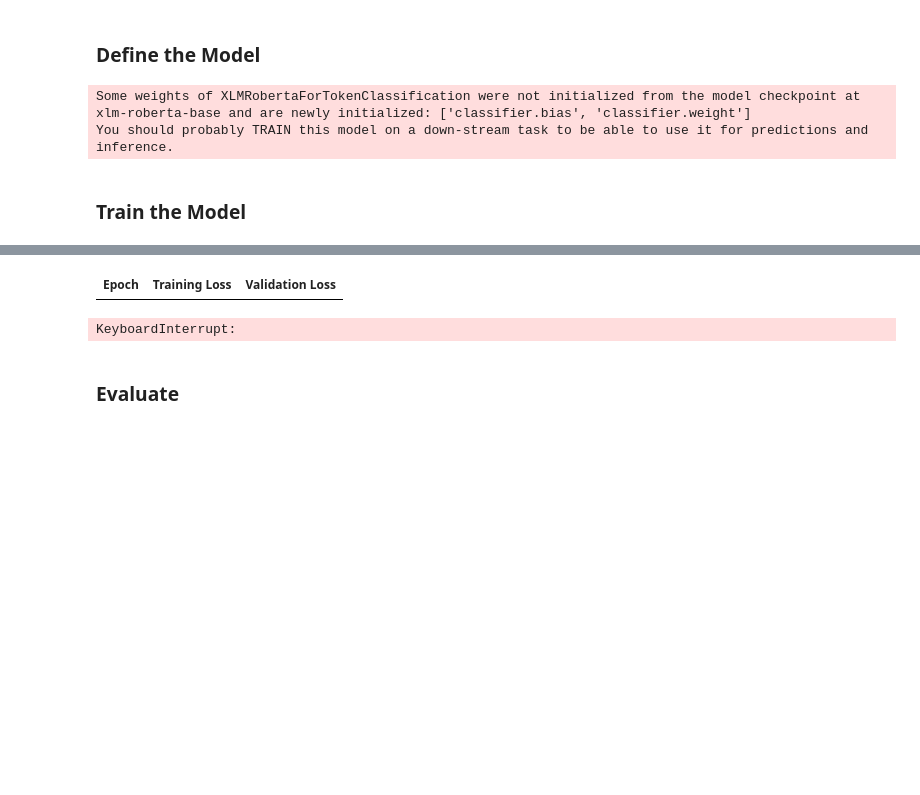
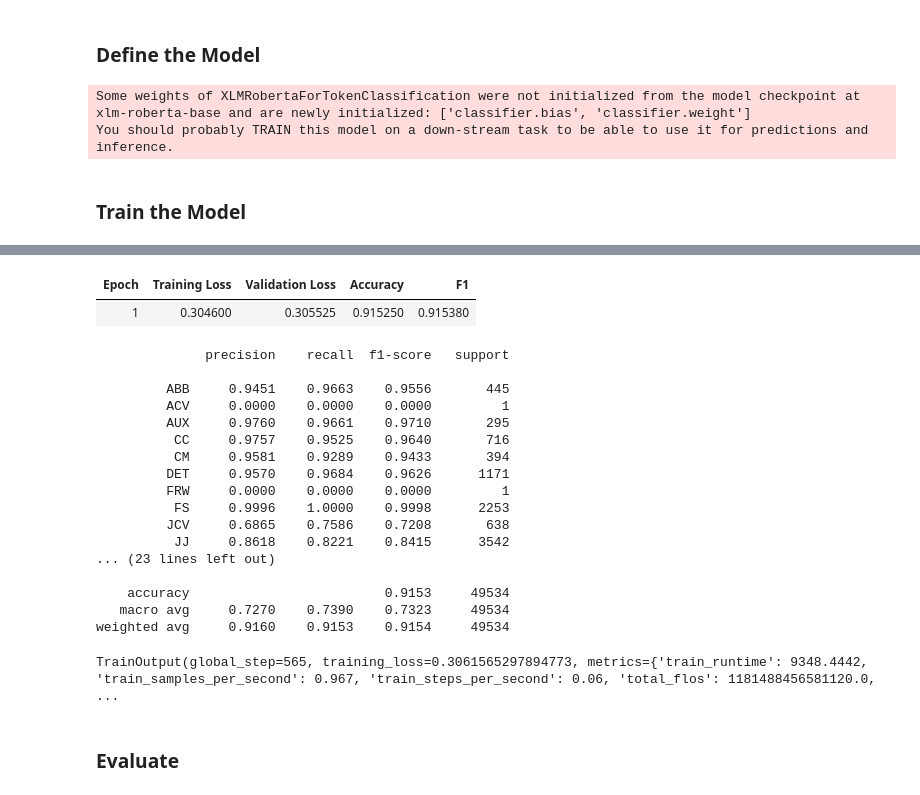
Before and after one commit to LasithaRanathunga/sinhala-pos-tagging-using-roberta, a Jupyter notebook: roberta-pos.ipynb, the cells around one changed output, grey strips where cells are left out. Drawn from its saved outputs; the diff is of its cells as text; code cells hidden in the pictures; blank space fills up the shorter version.

```diff
--- a/roberta-pos.ipynb
+++ b/roberta-pos.ipynb
@@ -68,7 +71,7 @@ def tokenize_and_align_labels(example):
         is_split_into_words=True,
         truncation=True,
         padding="max_length",      # Pad to max length of the model or your max_length param
-        max_length=128,            # or any max_length you want (optional)
+        max_length=256,            # or any max_length you want (optional)
         return_tensors=None        # don't convert to tensors here; Trainer does it later
     )
 
@@ -108,33 +111,61 @@ You should probably TRAIN this model on a down-stream task to be able to use it
 # %%
 from transformers import TrainingArguments, Trainer
 import numpy as np
-from seqeval.metrics import classification_report, accuracy_score
+# from seqeval.metrics import classification_report, accuracy_score, f1_score
+from sklearn.metrics import accuracy_score, f1_score, classification_report
+
+# def compute_metrics(p):
+#     preds = np.argmax(p.predictions, axis=2)
+#     labels = p.label_ids
+
+#     true_preds = [
+#         [id2tag[p] for (p, l) in zip(pred_seq, label_seq) if l != -100]
+#         for pred_seq, label_seq in zip(preds, labels)
+#     ]
+#     true_labels = [
+#         [id2tag[l] for (p, l) in zip(pred_seq, label_seq) if l != -100]
+#         for pred_seq, label_seq in zip(preds, labels)
+#     ]
+
+#     return {
+#         "accuracy": accuracy_score(true_labels, true_preds),
+#         "report": classification_report(true_labels, true_preds),
+#     }
 
 def compute_metrics(p):
     preds = np.argmax(p.predictions, axis=2)
     labels = p.label_ids
 
+    # Convert IDs to tag names, skip padding (-100)
+
+
     true_preds = [
-        [id2tag[p] for (p, l) in zip(pred_seq, label_seq) if l != -100]
-        for pred_seq, label_seq in zip(preds, labels)
+        id2tag[p] for pred_seq, label_seq in zip(preds, labels)
+        for p, l in zip(pred_seq, label_seq) if l != -100
     ]
     true_labels = [
-        [id2tag[l] for (p, l) in zip(pred_seq, label_seq) if l != -100]
-        for pred_seq, label_seq in zip(preds, labels)
+        id2tag[l] for pred_seq, label_seq in zip(preds, labels)
+        for p, l in zip(pred_seq, label_seq) if l != -100
     ]
+
+    # Optional: print detailed report to console (not return)
+    print(classification_report(true_labels, true_preds, digits=4))
 
     return {
         "accuracy": accuracy_score(true_labels, true_preds),
-        "report": classification_report(true_labels, true_preds),
+        "f1": f1_score(true_labels, true_preds, average="weighted"),
+        # Avoid printing report here in returned dict — it's too long
+        # Use print manually if needed:
+        # print(classification_report(true_labels, true_preds))
     }
 
 training_args = TrainingArguments(
     output_dir="./pos-xlm-r",
     eval_strategy="epoch",
-    learning_rate=5e-5,
-    per_device_train_batch_size=8,
-    per_device_eval_batch_size=8,
-    num_train_epochs=10,
+    learning_rate=3e-5,
+    per_device_train_batch_size=16,
+    per_device_eval_batch_size=16,
+    num_train_epochs=1,
     weight_decay=0.01,
 )
 
@@ -153,5 +184,23 @@ trainer.train()
-| Epoch | Training Loss | Validation Loss |
+| Epoch | Training Loss | Validation Loss | Accuracy | F1 |
+| 1 | 0.304600 | 0.305525 | 0.915250 | 0.915380 |
-KeyboardInterrupt:
+              precision    recall  f1-score   support
+
+         ABB     0.9451    0.9663    0.9556       445
+         ACV     0.0000    0.0000    0.0000         1
+         AUX     0.9760    0.9661    0.9710       295
+          CC     0.9757    0.9525    0.9640       716
+          CM     0.9581    0.9289    0.9433       394
+         DET     0.9570    0.9684    0.9626      1171
+         FRW     0.0000    0.0000    0.0000         1
+          FS     0.9996    1.0000    0.9998      2253
+         JCV     0.6865    0.7586    0.7208       638
+          JJ     0.8618    0.8221    0.8415      3542
+... (23 lines left out)
+
+    accuracy                         0.9153     49534
+   macro avg     0.7270    0.7390    0.7323     49534
+weighted avg     0.9160    0.9153    0.9154     49534
+TrainOutput(global_step=565, training_loss=0.3061565297894773, metrics={'train_runtime': 9348.4442, 'train_samples_per_second': 0.967, 'train_steps_per_second': 0.06, 'total_flos': 1181488456581120.0, ...
 # %% [markdown]
 ### Evaluate
 # %%
```
Also changed, not shown: parts of 7 cells of this notebook, 2 other files.
